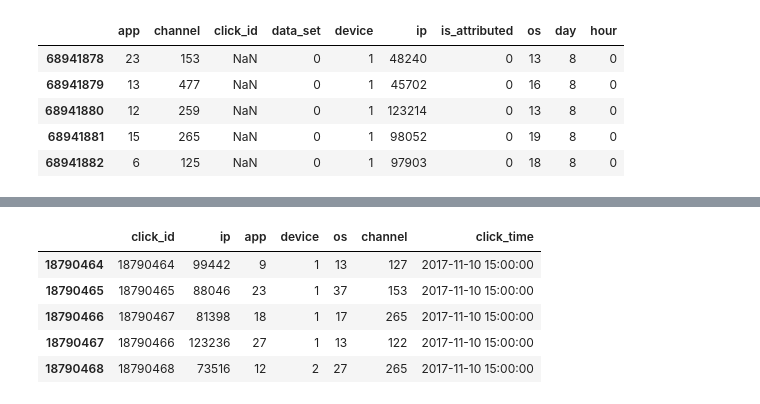
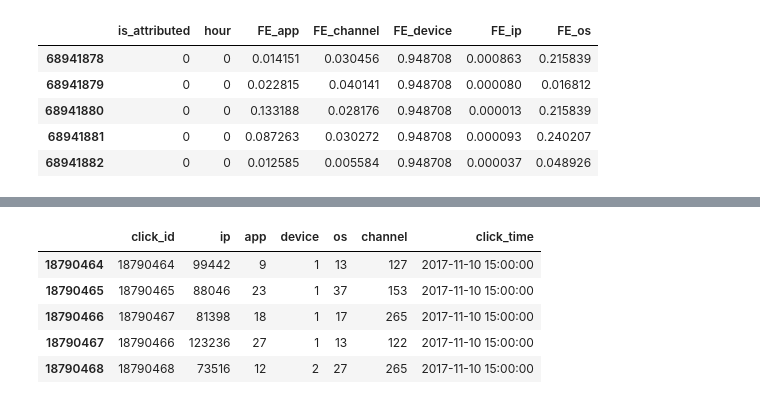
Before and after one commit to tkazusa/Kaggle-TalkingData-AdTracking-Fraud-Detection-Challenge, a Jupyter notebook: 3.FE_FrequencyEnc.ipynb, the cells around one changed output, grey strips where cells are left out. Drawn from its saved outputs; the diff is of its cells as text; code cells hidden in the pictures.

```diff
--- a/FE.ipynb
+++ b/3.FE_FrequencyEnc.ipynb
@@ -1,8 +1,20 @@
 # %%
+import os
 import gc
+import glob
+from datetime import date
 
 import pandas as pd
 import numpy as np
 
+from multiprocessing import Pool
+
+from logging import getLogger
+logger = getLogger(None)
+
+from tools.datahandling import DataHandling as DH
 from tools.util import Util
-from tools.encoding import MeanEncoder
+from tools.encoding import FrequencyEncoder
+
+logfile_name = 'logs/FE_FrequencyEncoding_' + str(date.today().isoformat()) + '.log'
+logger = Util.Logger(logfile_name=logfile_name)
@@ -37,0 +21,22 @@ df_org_test.to_pickle("input/org/org_test.pkl")
+# %%
+train = pd.read_pickle("input/2.initial/train.pkl")
+val = pd.read_pickle("input/2.initial/val.pkl")
+test = pd.read_pickle("input/2.initial/test.pkl")
+# %%
+columns = train.columns.drop(["click_id", "is_attributed", "data_set", "day", "hour"])
+
+fe = FrequencyEncoder()
+
+for column in columns:
+    logger.info('{}'.format(column))
+    fe.fit(train[column])
+
+    train['FE_' + column] = fe.transform(train[column])
+    train = train.drop([column], axis=1)
+
+    val['FE_' + column] = fe.transform(val[column])
+    val = val.drop([column], axis=1)
+
+
+    test['FE_' + column] = fe.transform(test[column])
+    test = test.drop([column], axis=1)
@@ -38,9 +49,13 @@ df_org_test.to_pickle("input/org/org_test.pkl")
+# %%
+train = train.drop(['click_id', 'data_set', 'day'], axis=1)
+val = val.drop(['click_id', 'data_set', 'day'], axis=1)
+test = test.drop(['data_set', 'day'], axis=1)
 # %%
-df_selected_train.head()
+train.head()
 # %% [output]
-|  | app | channel | click_id | data_set | device | ip | is_attributed | os | day | hour |
-| 68941878 | 23 | 153 | NaN | 0 | 1 | 48240 | 0 | 13 | 8 | 0 |
-| 68941879 | 13 | 477 | NaN | 0 | 1 | 45702 | 0 | 16 | 8 | 0 |
-| 68941880 | 12 | 259 | NaN | 0 | 1 | 123214 | 0 | 13 | 8 | 0 |
-| 68941881 | 15 | 265 | NaN | 0 | 1 | 98052 | 0 | 19 | 8 | 0 |
-| 68941882 | 6 | 125 | NaN | 0 | 1 | 97903 | 0 | 18 | 8 | 0 |
+|  | is_attributed | hour | FE_app | FE_channel | FE_device | FE_ip | FE_os |
+| 68941878 | 0 | 0 | 0.014151 | 0.030456 | 0.948708 | 0.000863 | 0.215839 |
+| 68941879 | 0 | 0 | 0.022815 | 0.040141 | 0.948708 | 0.000080 | 0.016812 |
+| 68941880 | 0 | 0 | 0.133188 | 0.028176 | 0.948708 | 0.000013 | 0.215839 |
+| 68941881 | 0 | 0 | 0.087263 | 0.030272 | 0.948708 | 0.000093 | 0.240207 |
+| 68941882 | 0 | 0 | 0.012585 | 0.005584 | 0.948708 | 0.000037 | 0.048926 |
```
Also changed, not shown: parts of 18 cells of this notebook, 6 other files.
